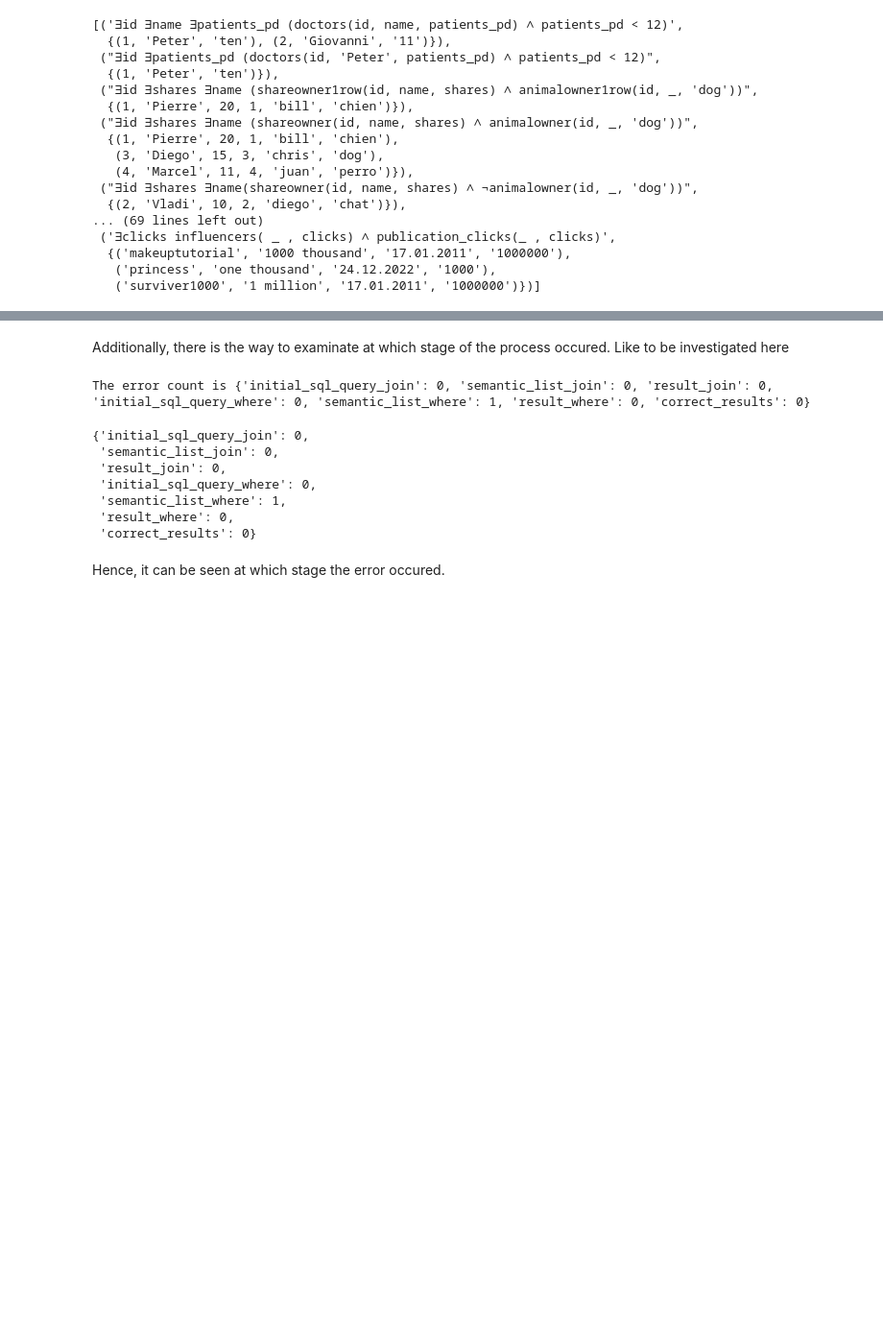
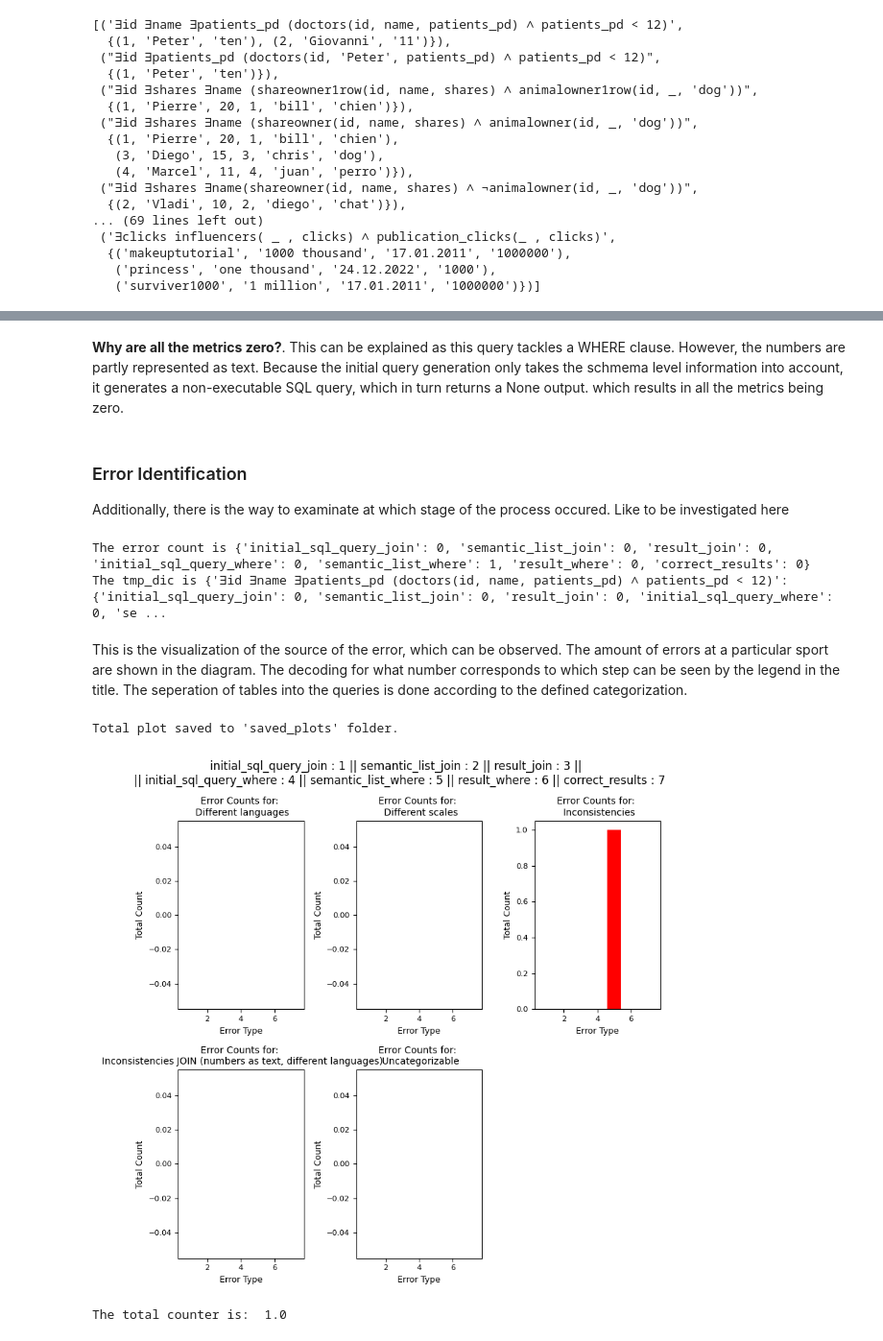
Before and after one commit to v2pan/Master_thesis, a Jupyter notebook: Evaluation/Demonstration.ipynb, the cells around one changed output, grey strips where cells are left out. Shown at 96% size. Drawn from its saved outputs; the diff is of its cells as text; code cells hidden in the pictures; blank space fills up the shorter version.

```diff
--- a/Evaluation/Demonstration.ipynb
+++ b/Evaluation/Demonstration.ipynb
@@ -80,4 +122,7 @@ The f1 score is 0
+# %% [markdown]
+**Why are all the metrics zero?**. This can be explained as this query tackles a WHERE clause. However, the numbers are partly represented as text. Because the initial query generation only takes the schmema level information into account, it generates a non-executable SQL query, which in turn returns a None output. which results in all the metrics being zero.
 # %% [markdown]
+### Error Identification
 Additionally, there is the way to examinate at which stage of the process occured. Like to be investigated here
 # %%
 from Evaluation.test_evaluation import load_data
@@ -101,15 +146,26 @@ for i in loaded_dictionary:
     if i["calculus"]==target_value:
         target_instance = i
 error_cnt_tmp = comparison_logic(result_dic, target_instance)
-error_cnt_tmp
+
+#Create a dictionary
+tmp_dic= {}
+tmp_dic[queries[index]]= error_cnt_tmp
+
+print(f"The tmp_dic is {tmp_dic}")
 # %% [output]
 The error count is {'initial_sql_query_join': 0, 'semantic_list_join': 0, 'result_join': 0, 'initial_sql_query_where': 0, 'semantic_list_where': 1, 'result_where': 0, 'correct_results': 0}
+The tmp_dic is {'∃id ∃name ∃patients_pd (doctors(id, name, patients_pd) ∧ patients_pd < 12)': {'initial_sql_query_join': 0, 'semantic_list_join': 0, 'result_join': 0, 'initial_sql_query_where': 0, 'se ...
-{'initial_sql_query_join': 0,
- 'semantic_list_join': 0,
- 'result_join': 0,
- 'initial_sql_query_where': 0,
- 'semantic_list_where': 1,
- 'result_where': 0,
- 'correct_results': 0}
-# %% [markdown]
-Hence, it can be seen at which stage the error occured.
+# %% [markdown]
+This is the visualization of the source of the error, which can be observed. The amount of errors at a particular sport are shown in the diagram. The decoding for what number corresponds to which step can be seen by the legend in the title. The seperation of tables into the queries is done according to the defined categorization.
+# %%
+from Visualization.test_visualization import visualize_errors_category
+import json
+path_categorization= os.path.join(os.getcwd(), "saved_json", "categorization")
+with open(path_categorization, 'r') as f:
+            categorization = json.load(f)
+
+visualize_errors_category(tmp_dic, categorization)
+# %% [output]
+Total plot saved to 'saved_plots' folder.
+[figure, added]
+The total counter is:  1.0
```
Also changed, not shown: parts of 11 cells of this notebook, 7 other files.
